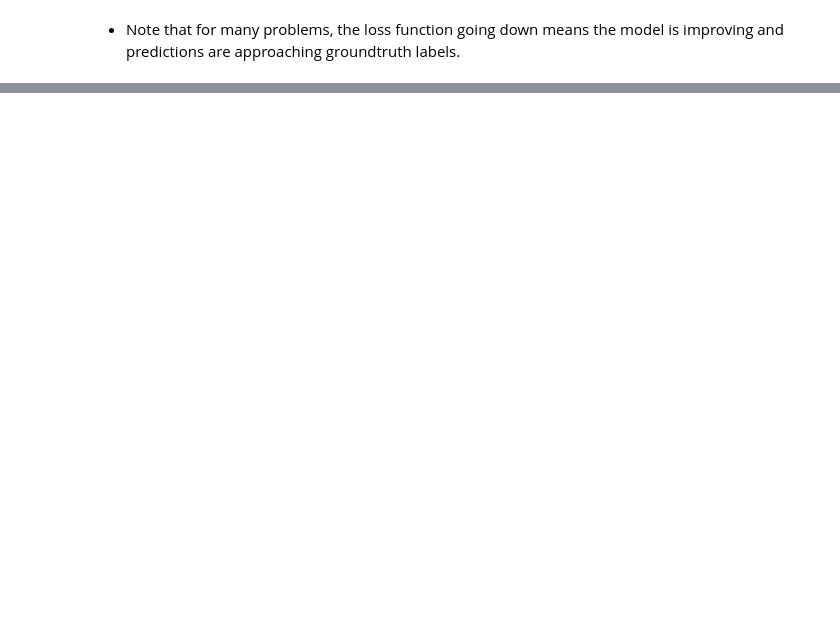
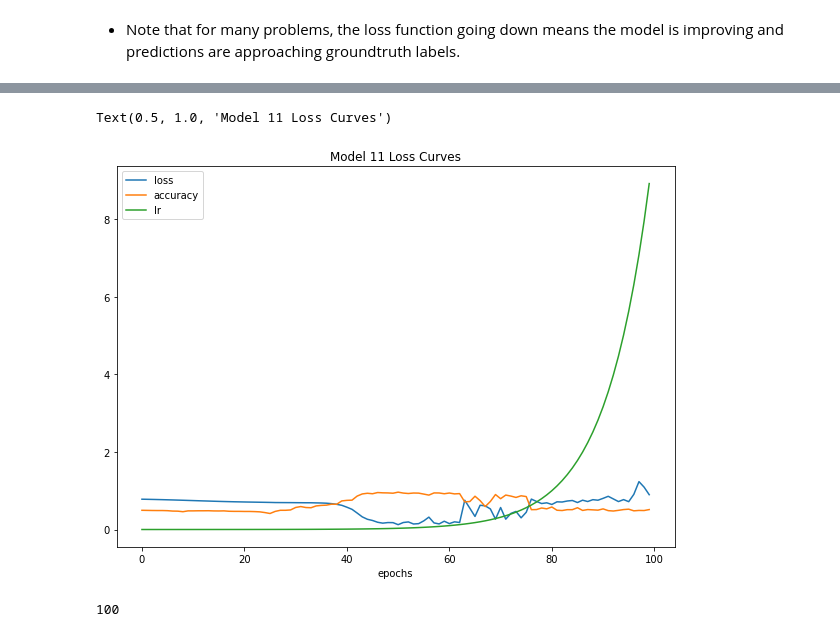
Before and after one commit to ucheokechukwu/ml_tensorflow_deeplearning, a Jupyter notebook: 02_neural_network_classification_with_tensorflow.ipynb, the cells around one changed output, grey strips where cells are left out. Drawn from its saved outputs; the diff is of its cells as text; code cells hidden in the pictures; blank space fills up the shorter version.

```diff
--- a/02_neural_network_classification_with_tensorflow.ipynb
+++ b/02_neural_network_classification_with_tensorflow.ipynb
@@ -840,0 +850,21 @@ Text(0.5, 1.0, 'Model 10 Loss Curves')
+# %%
+# Creating a new model
+
+tf.random.set_seed(42)
+model_11 = tf.keras.Sequential([
+    tf.keras.layers.Dense(4, activation="relu"),
+    tf.keras.layers.Dense(4, activation="relu"),
+    tf.keras.layers.Dense(1, activation="sigmoid")
+])
+
+model_11.compile(loss=tf.keras.losses.BinaryCrossentropy(),
+                 optimizer=tf.keras.optimizers.Adam(),
+                 metrics="accuracy")
+
+# Callback has to exist before training...
+
+lr_scheduler = tf.keras.callbacks.LearningRateScheduler(lambda epoch: 1e-4*10**(epoch/20))
+# Every epoch the learning rate is updated with this formula.
+# %%
+history_11 = model_11.fit(X_train, y_train, epochs=100,
+                          callbacks=[lr_scheduler]) #callbacks are lists
@@ -840,0 +895,13 @@ Text(0.5, 1.0, 'Model 10 Loss Curves')
+# %%
+pd.DataFrame(history_11.history).plot(figsize=(10,7),
+                                   xlabel="epochs")
+plt.title ("Model 11 Loss Curves")
+# %% [output]
+Text(0.5, 1.0, 'Model 11 Loss Curves')
+[figure, added]
+# %%
+# Plot the learning rate vs loss
+lrs = 1e-4*(10**(tf.range(100)/20))
+len(lrs)
+# %% [output]
+100
```
Also changed, not shown: parts of 43 cells of this notebook.
